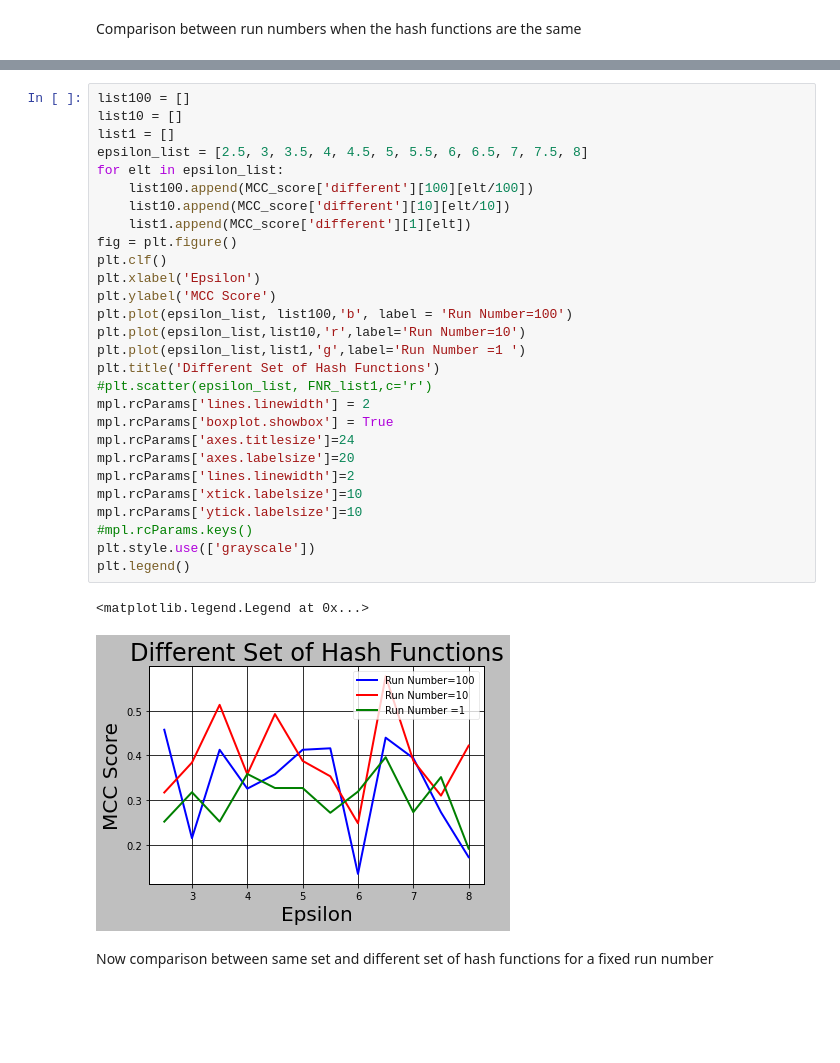
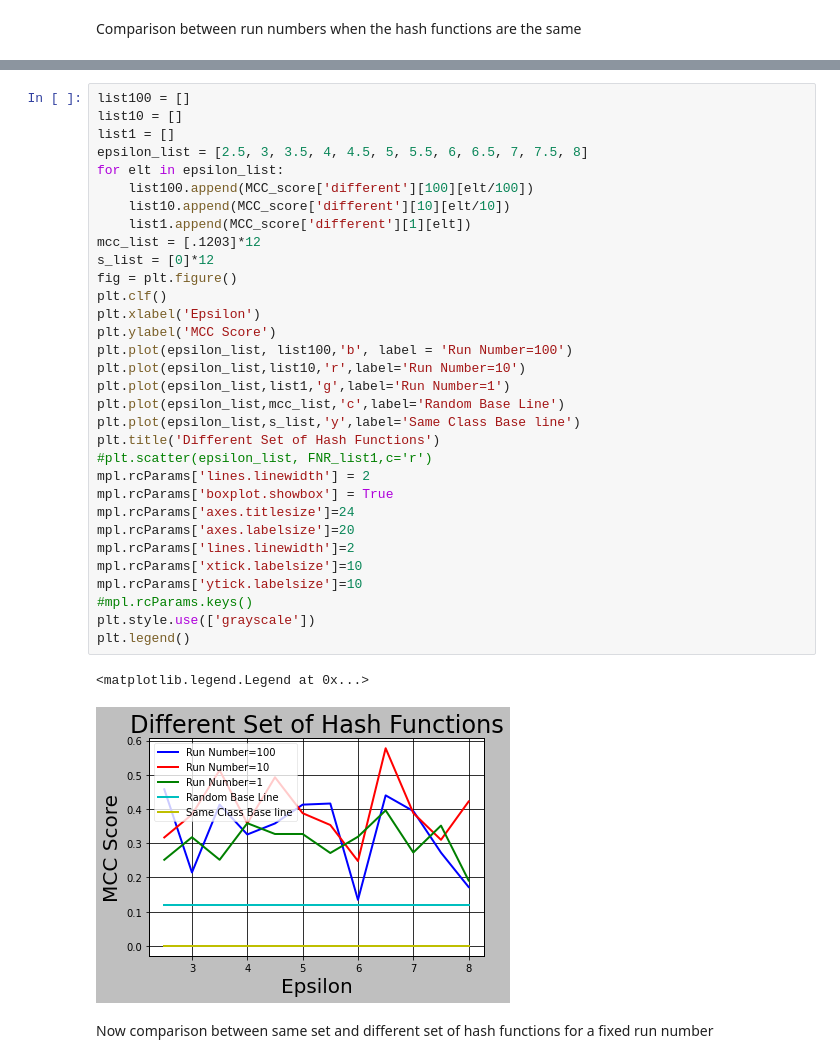
Before and after one commit to snpushpi/Covid19_Contact_tracing_repo_beta, a Jupyter notebook: Final_data_analysis_overlapped_graphs.ipynb, the cells around one changed output, grey strips where cells are left out. Cells and saved outputs as stored; diff of their text form; blank space fills up the shorter version.

```diff
--- a/Final_data_analysis_overlapped_graphs.ipynb
+++ b/Final_data_analysis_overlapped_graphs.ipynb
@@ -207,34 +219,38 @@ plt.legend()
 # %%
 list100 = []
 list10 = []
 list1 = []
 epsilon_list = [2.5, 3, 3.5, 4, 4.5, 5, 5.5, 6, 6.5, 7, 7.5, 8]
 for elt in epsilon_list:
     list100.append(MCC_score['different'][100][elt/100])
     list10.append(MCC_score['different'][10][elt/10])
     list1.append(MCC_score['different'][1][elt])
+mcc_list = [.1203]*12
+s_list = [0]*12
 fig = plt.figure()
 plt.clf()
 plt.xlabel('Epsilon')
 plt.ylabel('MCC Score')
 plt.plot(epsilon_list, list100,'b', label = 'Run Number=100')
 plt.plot(epsilon_list,list10,'r',label='Run Number=10')
-plt.plot(epsilon_list,list1,'g',label='Run Number =1 ')
+plt.plot(epsilon_list,list1,'g',label='Run Number=1')
+plt.plot(epsilon_list,mcc_list,'c',label='Random Base Line')
+plt.plot(epsilon_list,s_list,'y',label='Same Class Base line')
 plt.title('Different Set of Hash Functions')
 #plt.scatter(epsilon_list, FNR_list1,c='r')
 mpl.rcParams['lines.linewidth'] = 2
 mpl.rcParams['boxplot.showbox'] = True
 mpl.rcParams['axes.titlesize']=24
 mpl.rcParams['axes.labelsize']=20
 mpl.rcParams['lines.linewidth']=2
 mpl.rcParams['xtick.labelsize']=10
 mpl.rcParams['ytick.labelsize']=10
 #mpl.rcParams.keys()
 plt.style.use(['grayscale'])
 plt.legend()
 # %% [output]
 <matplotlib.legend.Legend at 0x...>
-[figure, old version]
+[figure, new version]
 # %% [markdown]
 Now comparison between same set and different set of hash functions for a fixed run number
 # %%
```
Also changed, not shown: parts of 17 cells of this notebook.
